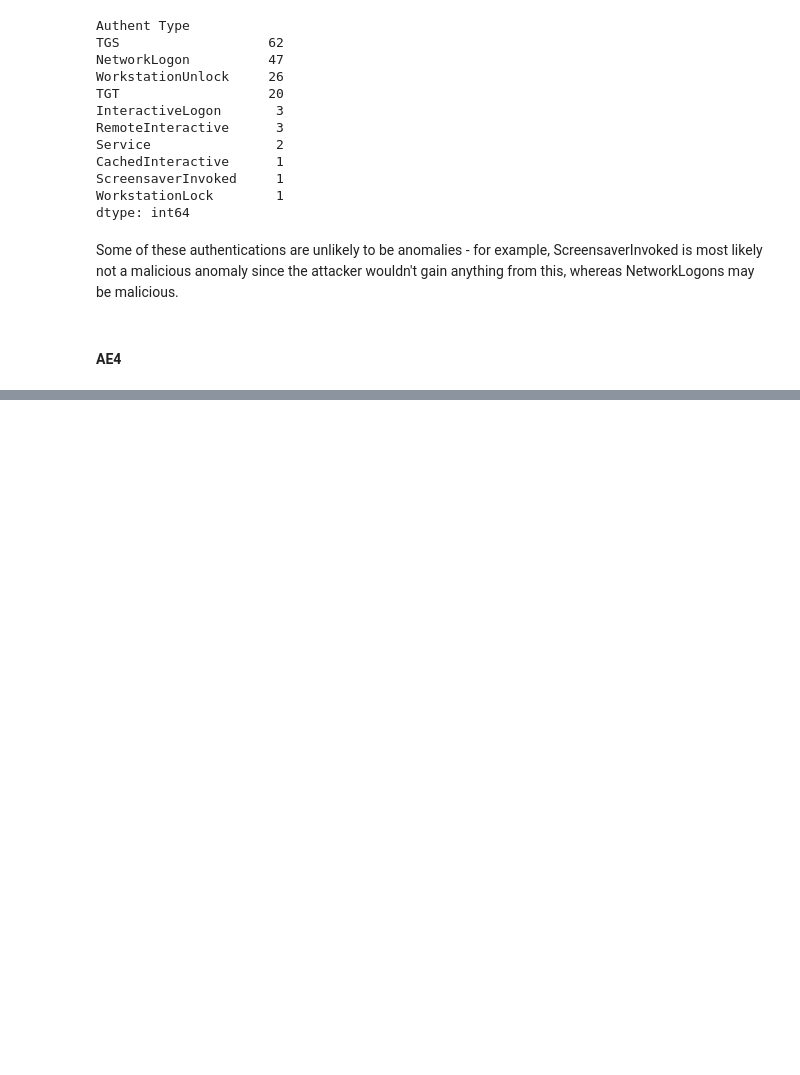
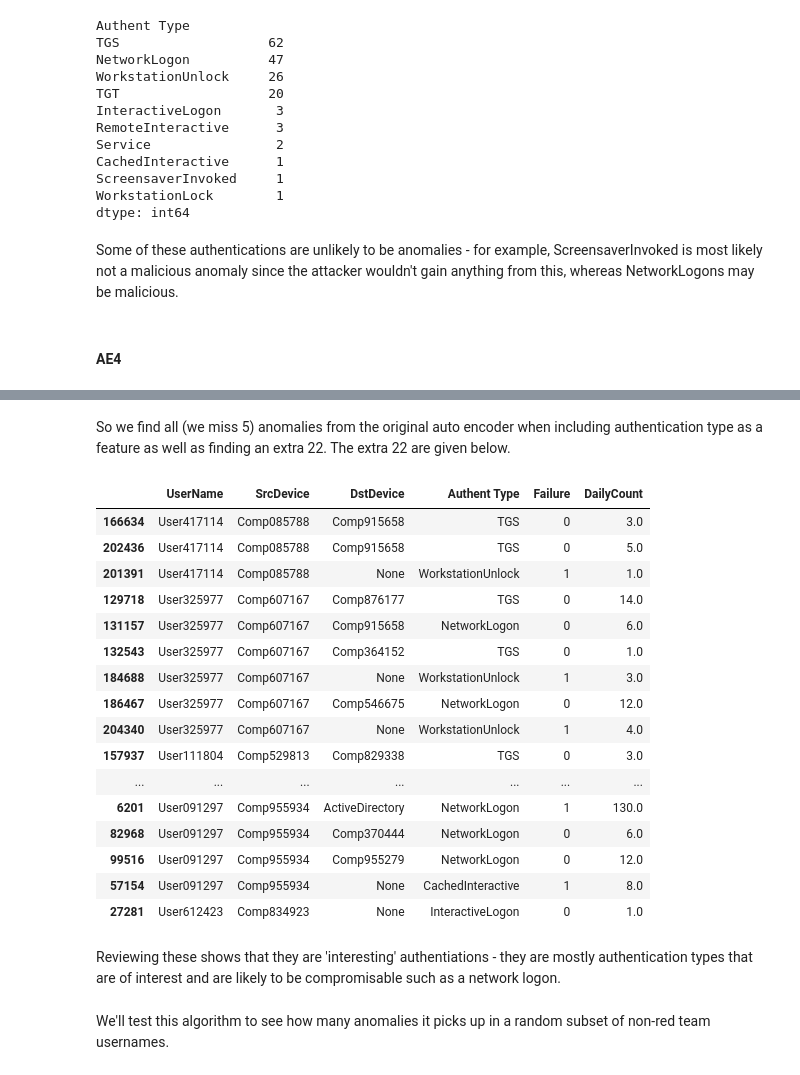
Before and after one commit to gabejg/Advanced-Cyber-Analytics-for-Attack-Detection, a Jupyter notebook: Anomaly Detection/Anomaly Detection.ipynb, the cells around one changed output, grey strips where cells are left out. Drawn from its saved outputs; the diff is of its cells as text; code cells hidden in the pictures; blank space fills up the shorter version.

```diff
--- a/Anomaly Detection/Anomaly Detection.ipynb
+++ b/Anomaly Detection/Anomaly Detection.ipynb
@@ -1690,0 +1714,26 @@ autoencoder.compile(optimizer="adam",
+# %% [markdown]
+So we find all (we miss 5) anomalies from the original auto encoder when including authentication type as a feature as well as finding an extra 22. The extra 22 are given below.
+# %%
+pd.concat([anomalies_ae_4, anomalies_ae_3, anomalies_ae_3]).drop_duplicates(keep=False)
+# %% [output]
+|  | UserName | SrcDevice | DstDevice | Authent Type | Failure | DailyCount |
+| 166634 | User417114 | Comp085788 | Comp915658 | TGS | 0 | 3.0 |
+| 202436 | User417114 | Comp085788 | Comp915658 | TGS | 0 | 5.0 |
+| 201391 | User417114 | Comp085788 | None | WorkstationUnlock | 1 | 1.0 |
+| 129718 | User325977 | Comp607167 | Comp876177 | TGS | 0 | 14.0 |
+| 131157 | User325977 | Comp607167 | Comp915658 | NetworkLogon | 0 | 6.0 |
+| 132543 | User325977 | Comp607167 | Comp364152 | TGS | 0 | 1.0 |
+| 184688 | User325977 | Comp607167 | None | WorkstationUnlock | 1 | 3.0 |
+| 186467 | User325977 | Comp607167 | Comp546675 | NetworkLogon | 0 | 12.0 |
+| 204340 | User325977 | Comp607167 | None | WorkstationUnlock | 1 | 4.0 |
+| 157937 | User111804 | Comp529813 | Comp829338 | TGS | 0 | 3.0 |
+| ... | ... | ... | ... | ... | ... | ... |
+| 6201 | User091297 | Comp955934 | ActiveDirectory | NetworkLogon | 1 | 130.0 |
+| 82968 | User091297 | Comp955934 | Comp370444 | NetworkLogon | 0 | 6.0 |
+| 99516 | User091297 | Comp955934 | Comp955279 | NetworkLogon | 0 | 12.0 |
+| 57154 | User091297 | Comp955934 | None | CachedInteractive | 1 | 8.0 |
+| 27281 | User612423 | Comp834923 | None | InteractiveLogon | 0 | 1.0 |
+# %% [markdown]
+Reviewing these shows that they are 'interesting' authentiations - they are mostly authentication types that are of interest and are likely to be compromisable such as a network logon.
+# %% [markdown]
+We'll test this algorithm to see how many anomalies it picks up in a random subset of non-red team usernames.
```
Also changed, not shown: parts of 25 cells of this notebook, 4 other files.
